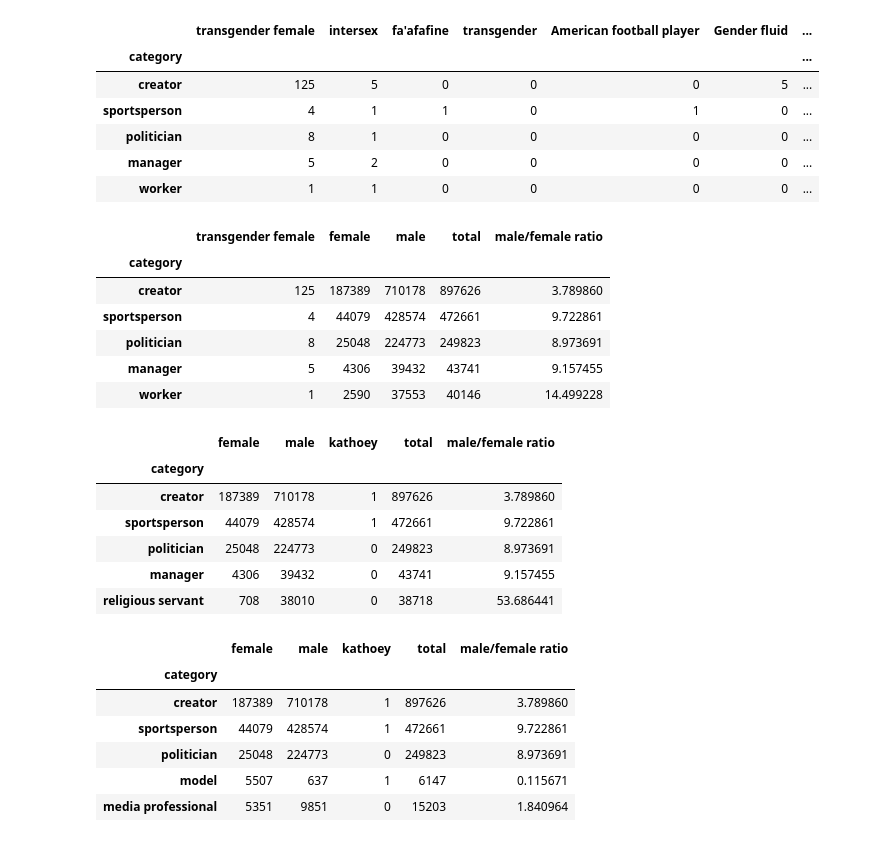
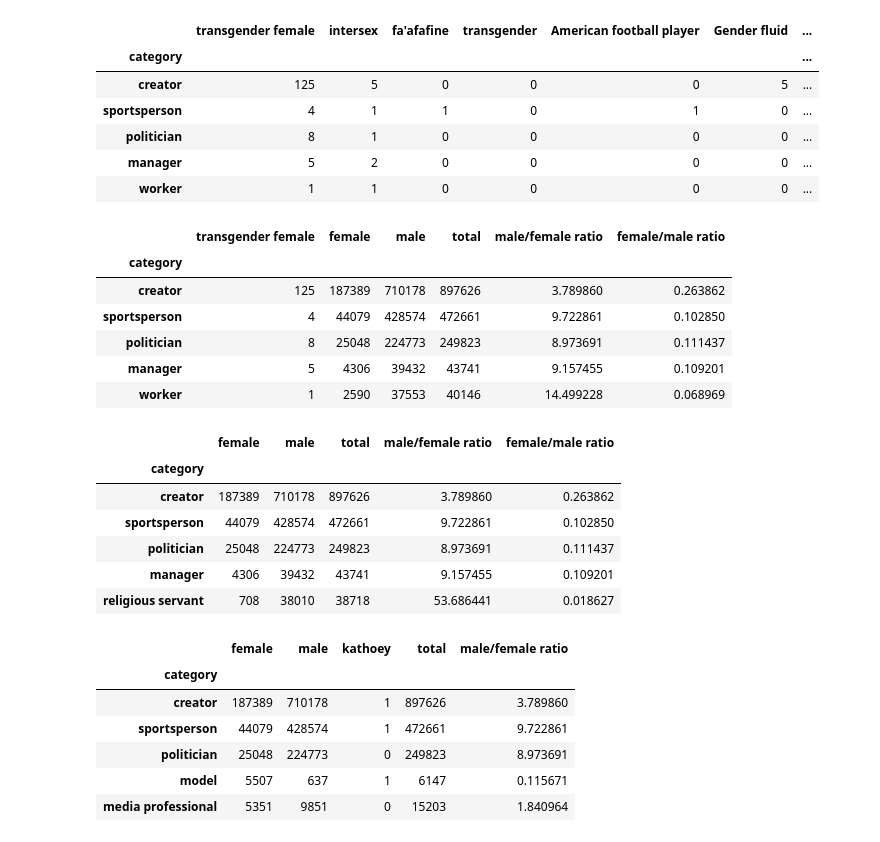
Before and after one commit to notconfusing/WIGI, a Jupyter notebook: analysis/analyze_occupation.ipynb, the cells around one changed output. Saved outputs shown, nothing was run; the diff lists cells and outputs as text; code cells hidden in the pictures.

```diff
--- a/analysis/analyze_occupation.ipynb
+++ b/analysis/analyze_occupation.ipynb
@@ -24,7 +24,7 @@
 import numpy as np
 import matplotlib.pyplot as plt
 # Make the graphs a bit prettier, and bigger
-pd.set_option('display.mpl_style', 'default')
+plt.style.use('ggplot')
 plt.rcParams['figure.figsize'] = (15, 5)
 # %%
 occ['total'] = occ[occ.columns[2:]].sum(axis=1)
@@ -118,25 +103,25 @@ cat_sorted.head()
 | worker | 1 | 1 | 0 | 0 | 0 | 0 | ... |
 # %%
 # show only relevant columns
-cat_sorted.iloc[:, [0, 12, 13, 15, 16]].head()
+cat_sorted.iloc[:, [0, 12, 13, 15, 16, 17]].head()
 # %% [output]
-|  | transgender female | female | male | total | male/female ratio |
-| category |  |  |  |  |  |
-| creator | 125 | 187389 | 710178 | 897626 | 3.789860 |
-| sportsperson | 4 | 44079 | 428574 | 472661 | 9.722861 |
-| politician | 8 | 25048 | 224773 | 249823 | 8.973691 |
-| manager | 5 | 4306 | 39432 | 43741 | 9.157455 |
-| worker | 1 | 2590 | 37553 | 40146 | 14.499228 |
+|  | transgender female | female | male | total | male/female ratio | female/male ratio |
+| category |  |  |  |  |  |  |
+| creator | 125 | 187389 | 710178 | 897626 | 3.789860 | 0.263862 |
+| sportsperson | 4 | 44079 | 428574 | 472661 | 9.722861 | 0.102850 |
+| politician | 8 | 25048 | 224773 | 249823 | 8.973691 | 0.111437 |
+| manager | 5 | 4306 | 39432 | 43741 | 9.157455 | 0.109201 |
+| worker | 1 | 2590 | 37553 | 40146 | 14.499228 | 0.068969 |
 # %%
-category_wise_data.sort('male', ascending=False).iloc[:, [12, 13, 14, 15, 16]].head()
+category_wise_data.sort('male', ascending=False).iloc[:, [12, 13, 15, 16, 17]].head()
 # %% [output]
-|  | female | male | kathoey | total | male/female ratio |
+|  | female | male | total | male/female ratio | female/male ratio |
 | category |  |  |  |  |  |
-| creator | 187389 | 710178 | 1 | 897626 | 3.789860 |
-| sportsperson | 44079 | 428574 | 1 | 472661 | 9.722861 |
-| politician | 25048 | 224773 | 0 | 249823 | 8.973691 |
-| manager | 4306 | 39432 | 0 | 43741 | 9.157455 |
-| religious servant | 708 | 38010 | 0 | 38718 | 53.686441 |
+| creator | 187389 | 710178 | 897626 | 3.789860 | 0.263862 |
+| sportsperson | 44079 | 428574 | 472661 | 9.722861 | 0.102850 |
+| politician | 25048 | 224773 | 249823 | 8.973691 | 0.111437 |
+| manager | 4306 | 39432 | 43741 | 9.157455 | 0.109201 |
+| religious servant | 708 | 38010 | 38718 | 53.686441 | 0.018627 |
 # %%
 category_wise_data.sort('female', ascending=False).iloc[:, [12, 13, 14, 15, 16]].head()
 # %% [output]
```
Also changed, not shown: parts of 9 cells of this notebook, 2 other files.
